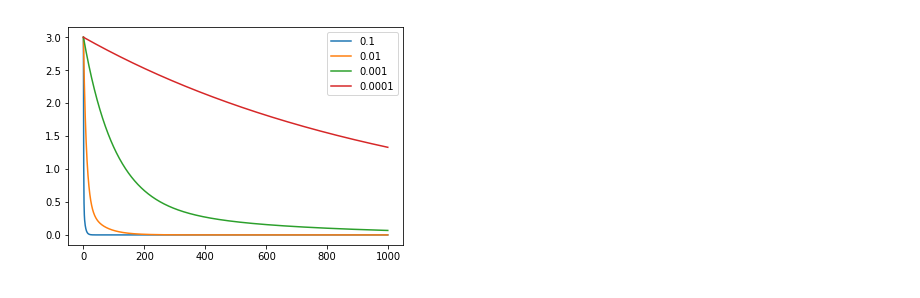
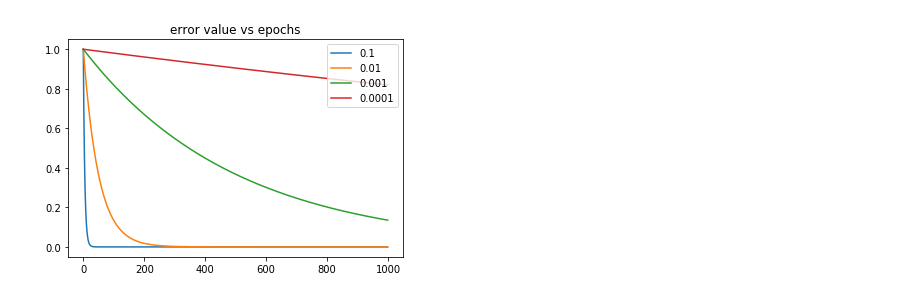
Before and after one commit to Sharath-Ramachandran/DeepLearningAssignments, a Jupyter notebook: Assignment3/Question2.ipynb, the cells around one changed output. Saved outputs shown, nothing was run; the diff lists cells and outputs as text; code cells hidden in the pictures.

```diff
--- a/Assignment3/Question2.ipynb
+++ b/Assignment3/Question2.ipynb
@@ -22,5 +39,6 @@ def plotError(lambda1, lambda2):
             w2 = w2 - learning_rate * grad_W2(lambda2, w2)
         plt.plot(errors)
     plt.legend(['0.1','0.01','0.001','0.0001'],loc='upper right')
+    plt.title('error value vs epochs')
     plt.show()
 # %%
@@ -38,4 +56,4 @@ plotError(10,10)
 # %%
-plotError(1,5)
+plotError(1,1)
 # %% [output]
-[figure, old version]
+[figure, new version]
```
Also changed, not shown: parts of 10 cells of this notebook, 2 other files.
